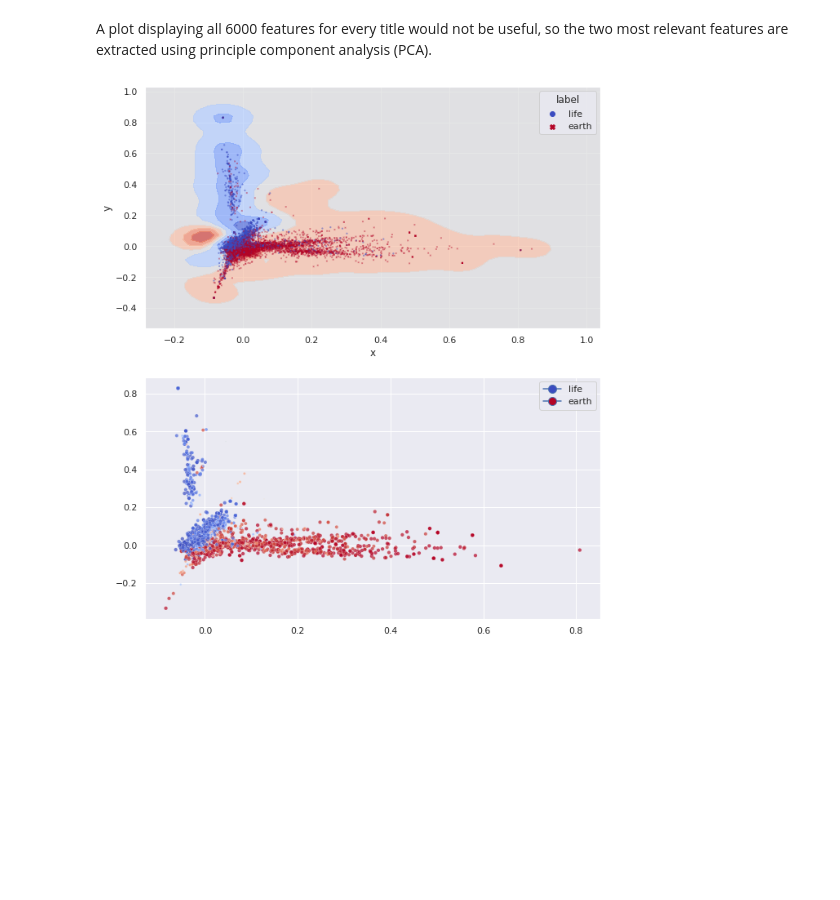
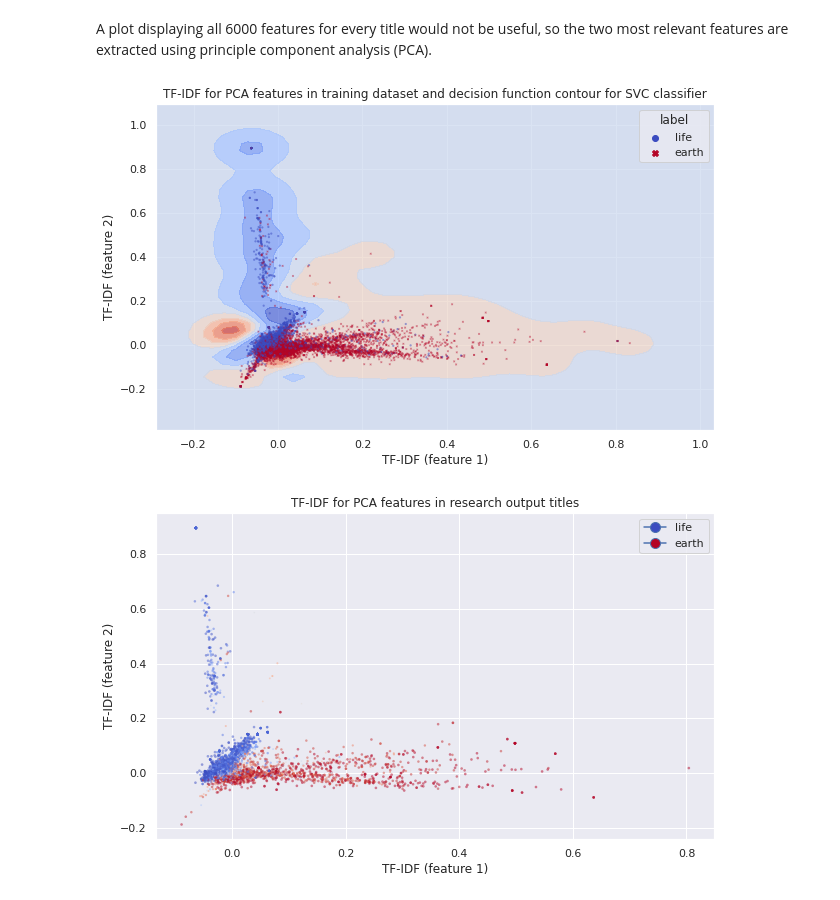
Before and after one commit to NaturalHistoryMuseum/synth_transform, a Jupyter notebook: notebooks/classifiers.ipynb, the cells around one changed output. Cells and saved outputs as stored; diff of their text form; code cells hidden in the pictures; blank space fills up the shorter version.

```diff
--- a/notebooks/classifiers.ipynb
+++ b/notebooks/classifiers.ipynb
@@ -434,24 +444,34 @@ z = reduced_svc_classifier.decision_function(np.c_[xx.ravel(), yy.ravel()]).resh
 
 reduced_titles_data = pca.transform(transformed_titles.toarray())
 # %%
-fig, axes = plt.subplots(nrows=2, figsize=(10,12))
 palette_name = 'coolwarm'
 palette = sns.color_palette(palette_name, n_colors=256)
 
+
 reduced_training_df = pd.DataFrame({'x': reduced_training_data[:,0], 'y': reduced_training_data[:,1], 'label': training_data.label})
+reduced_titles_df = pd.DataFrame({'x': reduced_titles_data[:,0], 'y': reduced_titles_data[:,1], 'label': prediction_probabilities[:,0], 'probability': prediction_probabilities.max(axis=1)})
 
-axes[0].contourf(xx, yy, z, alpha=0.7, cmap=palette_name + '_r')
-sns.scatterplot(data=reduced_training_df, x='x', y='y', hue='label', style='label', alpha=0.5, s=5, linewidths=0, edgecolor='none', palette=[palette[0], palette[-1]], ax=axes[0])
+fig, ax = plt.subplots(figsize=(10,6))
+ax.set_title('TF-IDF for PCA features in training dataset and decision function contour for SVC classifier')
+ax.contourf(xx, yy, z, alpha=0.7, cmap=palette_name + '_r')
+sns.scatterplot(data=reduced_training_df, x='x', y='y', hue='label', style='label',
+                alpha=0.5, s=5, linewidths=0, edgecolor='none',
+                palette=[palette[0], palette[-1]])
+plt.xlabel('TF-IDF (feature 1)')
+plt.ylabel('TF-IDF (feature 2)')
+plt.show()
 
-reduced_titles_df = pd.DataFrame({'x': reduced_titles_data[:,0], 'y': reduced_titles_data[:,1], 'label': prediction_probabilities[:,0], 'probability': prediction_probabilities.max(axis=1)})
-sns.scatterplot(data=reduced_titles_df, x='x', y='y', hue='label', size='probability', sizes=(2,20), size_norm=(0.5,1), legend=False, palette=palette_name, alpha=0.7, ax=axes[1])
+fig, ax = plt.subplots(figsize=(10,6))
+ax.set_title('TF-IDF for PCA features in research output titles')
+sns.scatterplot(data=reduced_titles_df, x='x', y='y', hue='label', size='probability',
+                sizes=(2,7), size_norm=(0.5,1), legend=False,
+                palette=palette_name, alpha=0.5, linewidths=0, edgecolor='none')
 legend_elements = [Line2D([0], [0], marker='o', label='life', markerfacecolor=palette[0], markersize=10),
                    Line2D([0], [0], marker='o', label='earth', markerfacecolor=palette[-1], markersize=10),]
-axes[1].legend(handles=legend_elements)
-plt.xlabel('')
-plt.ylabel('')
-
-
+ax.legend(handles=legend_elements)
+plt.xlabel('TF-IDF (feature 1)')
+plt.ylabel('TF-IDF (feature 2)')
 plt.show()
 # %% [output]
-[figure, old version]
+[figure, new version]
+[figure, added]
```
Also changed, not shown: parts of 6 cells of this notebook.
